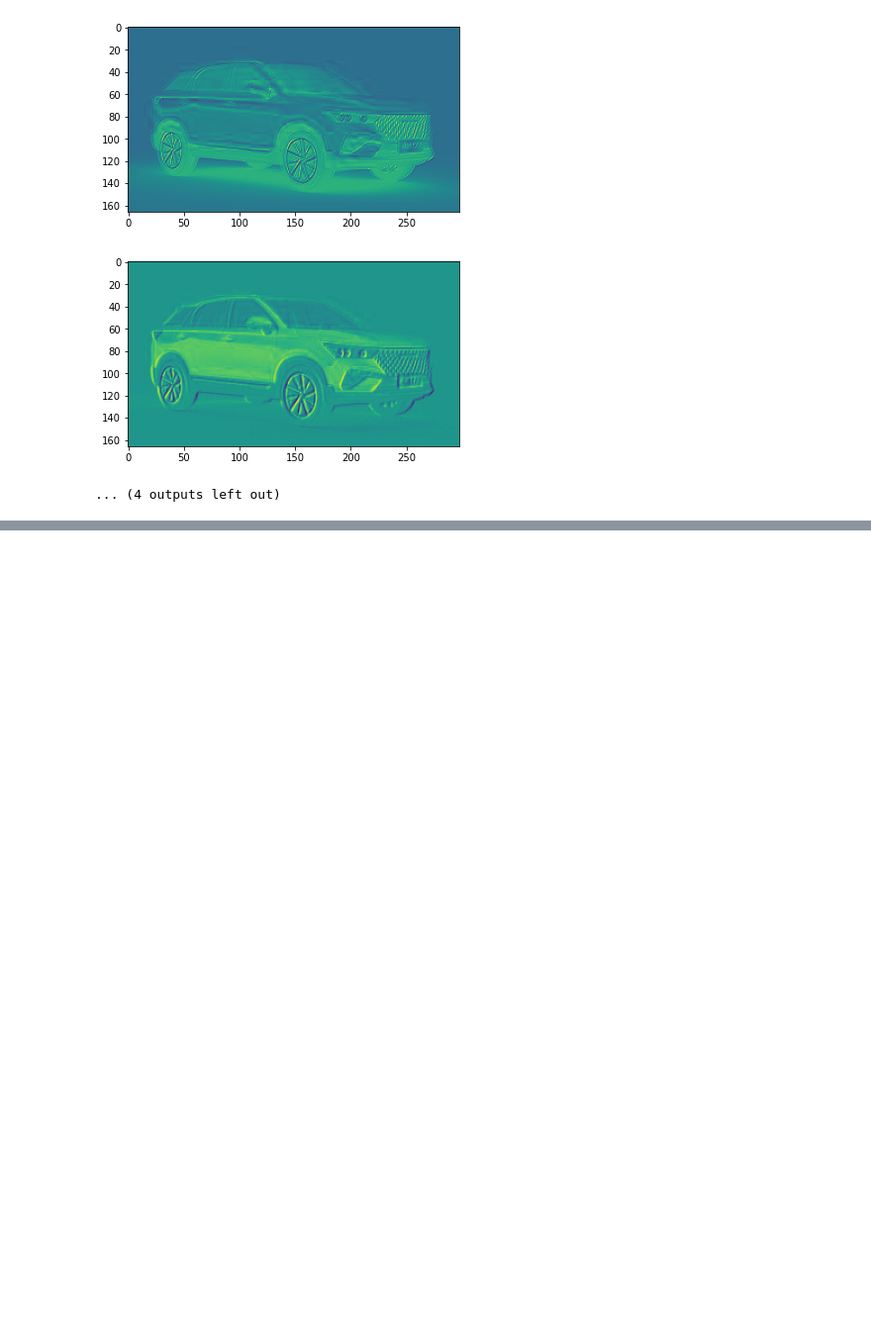
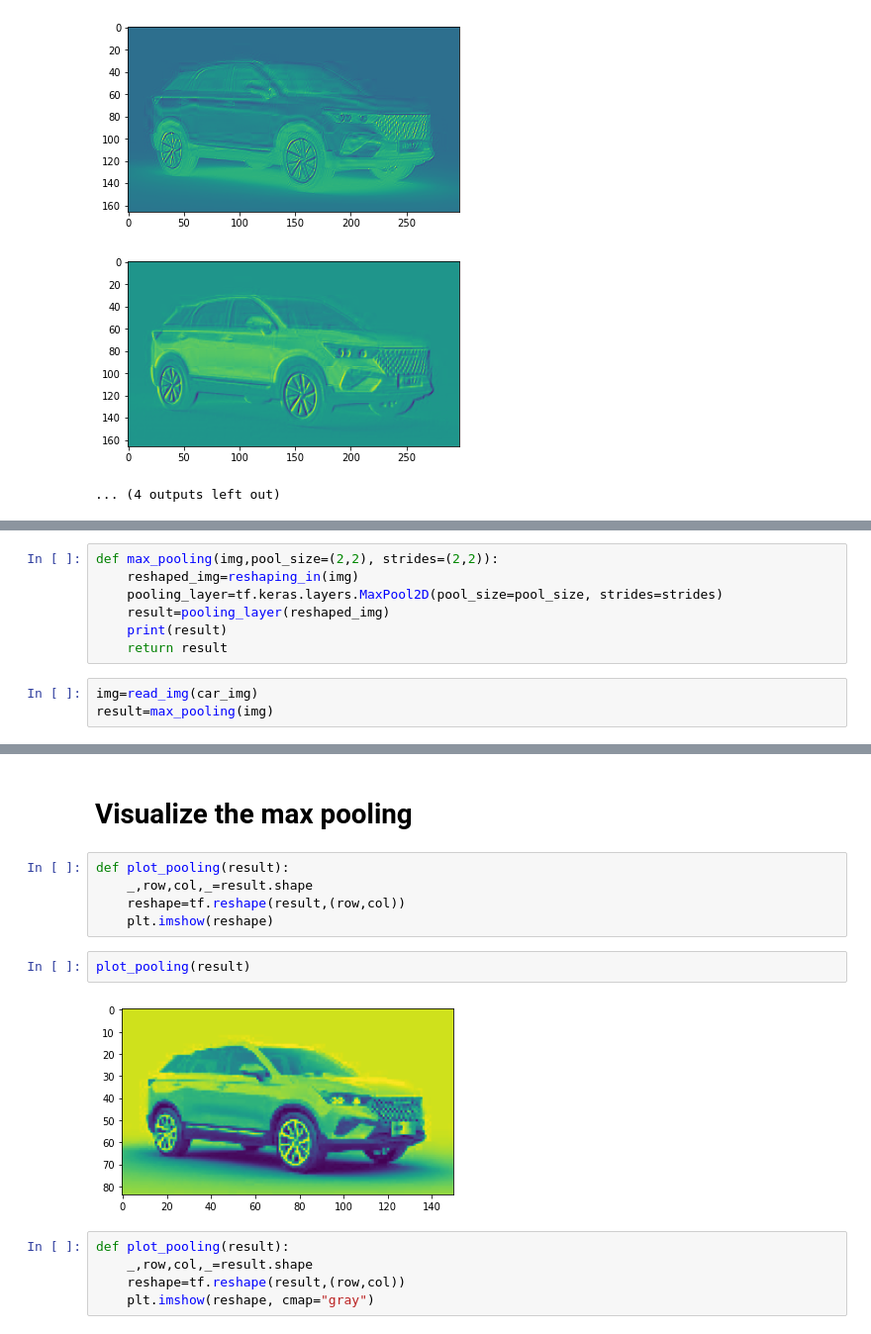
Before and after one commit to TUCchkul/ComputerVision-Object-Detection-and-Object-Tracking, a Jupyter notebook: CNN/CNN-Details.ipynb, the cells around one changed output, grey strips where cells are left out. Shown at 99% size. Saved outputs shown, nothing was run; the diff lists cells and outputs as text; blank space fills up the shorter version.

```diff
--- a/CNN/CNN-Details.ipynb
+++ b/CNN/CNN-Details.ipynb
@@ -395,0 +398,10 @@ _________________________________________________________________
+# %%
+def max_pooling(img,pool_size=(2,2), strides=(2,2)):
+    reshaped_img=reshaping_in(img)
+    pooling_layer=tf.keras.layers.MaxPool2D(pool_size=pool_size, strides=strides)
+    result=pooling_layer(reshaped_img)
+    print(result)
+    return result
+# %%
+img=read_img(car_img)
+result=max_pooling(img)
@@ -395,0 +427,16 @@ _________________________________________________________________
+# %% [markdown]
+# Visualize the max pooling
+# %%
+def plot_pooling(result):
+    _,row,col,_=result.shape
+    reshape=tf.reshape(result,(row,col))
+    plt.imshow(reshape)
+# %%
+plot_pooling(result)
+# %% [output]
+[figure, added]
+# %%
+def plot_pooling(result):
+    _,row,col,_=result.shape
+    reshape=tf.reshape(result,(row,col))
+    plt.imshow(reshape, cmap="gray")
```
Also changed, not shown: parts of 11 cells of this notebook.
